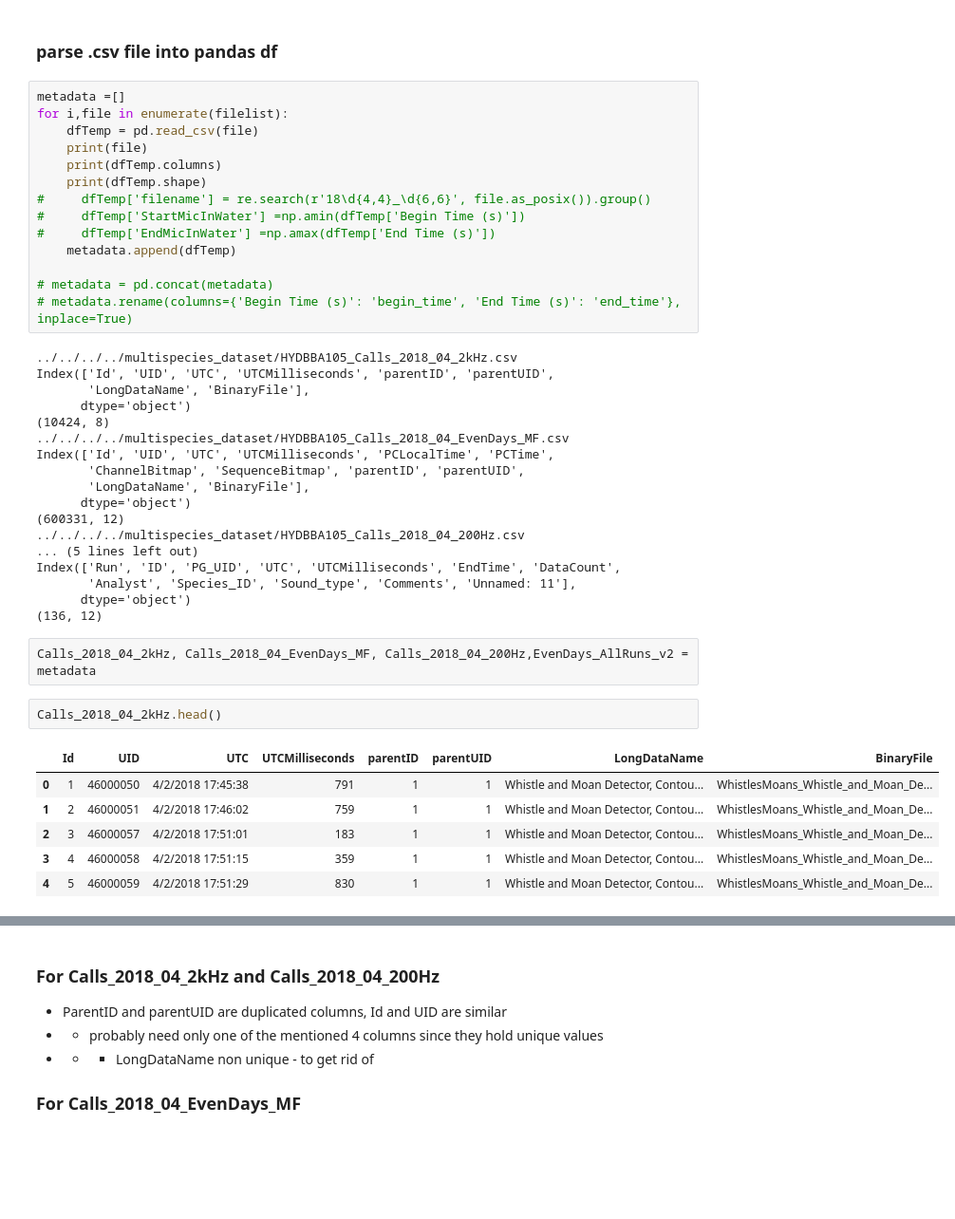
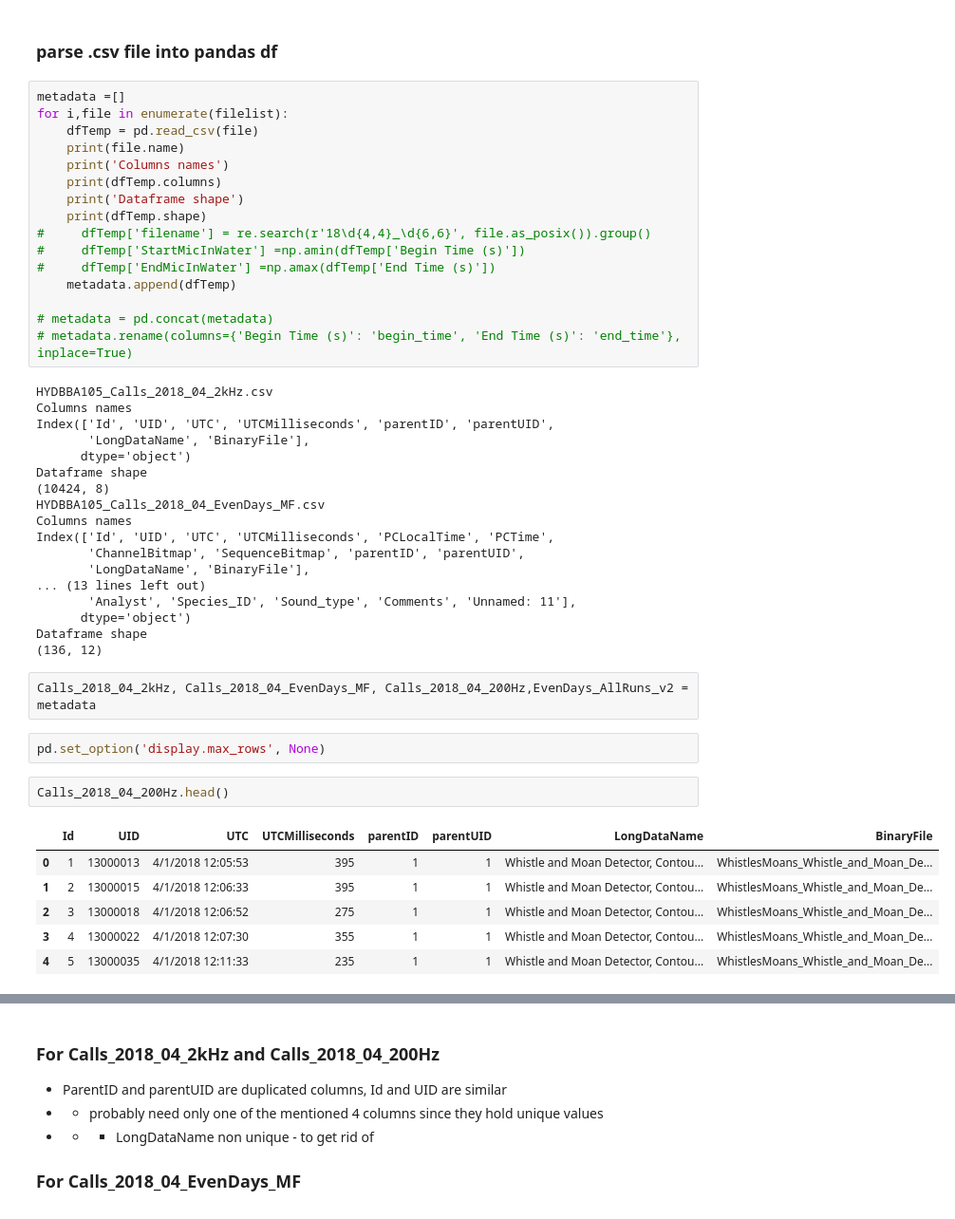
Before and after one commit to deep-voice/soundbay, a Jupyter notebook: datasets/multispecies_DS_EDA/Multispecies_DS_EDA.ipynb, the cells around one changed output, grey strips where cells are left out. Shown at 95% size. Cells and saved outputs as stored; diff of their text form; blank space fills up the shorter version.

```diff
--- a/datasets/multispecies_DS_EDA/Multispecies_DS_EDA.ipynb
+++ b/datasets/multispecies_DS_EDA/Multispecies_DS_EDA.ipynb
@@ -27,8 +27,10 @@ filelist
 metadata =[]
 for i,file in enumerate(filelist):
     dfTemp = pd.read_csv(file)
-    print(file)
+    print(file.name)
+    print('Columns names')
     print(dfTemp.columns)
+    print('Dataframe shape')
     print(dfTemp.shape)
 #     dfTemp['filename'] = re.search(r'18\d{4,4}_\d{6,6}', file.as_posix()).group()
 #     dfTemp['StartMicInWater'] =np.amin(dfTemp['Begin Time (s)'])
@@ -38,31 +40,33 @@ for i,file in enumerate(filelist):
 # metadata = pd.concat(metadata)
 # metadata.rename(columns={'Begin Time (s)': 'begin_time', 'End Time (s)': 'end_time'}, inplace=True)
 # %% [output]
-../../../../multispecies_dataset/HYDBBA105_Calls_2018_04_2kHz.csv
+HYDBBA105_Calls_2018_04_2kHz.csv
+Columns names
 Index(['Id', 'UID', 'UTC', 'UTCMilliseconds', 'parentID', 'parentUID',
        'LongDataName', 'BinaryFile'],
       dtype='object')
+Dataframe shape
 (10424, 8)
-../../../../multispecies_dataset/HYDBBA105_Calls_2018_04_EvenDays_MF.csv
+HYDBBA105_Calls_2018_04_EvenDays_MF.csv
+Columns names
 Index(['Id', 'UID', 'UTC', 'UTCMilliseconds', 'PCLocalTime', 'PCTime',
        'ChannelBitmap', 'SequenceBitmap', 'parentID', 'parentUID',
        'LongDataName', 'BinaryFile'],
-      dtype='object')
-(600331, 12)
-../../../../multispecies_dataset/HYDBBA105_Calls_2018_04_200Hz.csv
-... (5 lines left out)
-Index(['Run', 'ID', 'PG_UID', 'UTC', 'UTCMilliseconds', 'EndTime', 'DataCount',
+... (13 lines left out)
        'Analyst', 'Species_ID', 'Sound_type', 'Comments', 'Unnamed: 11'],
       dtype='object')
+Dataframe shape
 (136, 12)
 # %%
 Calls_2018_04_2kHz, Calls_2018_04_EvenDays_MF, Calls_2018_04_200Hz,EvenDays_AllRuns_v2 = metadata
+# %%
+pd.set_option('display.max_rows', None)
 # %%
-Calls_2018_04_2kHz.head()
+Calls_2018_04_200Hz.head()
 # %% [output]
 |  | Id | UID | UTC | UTCMilliseconds | parentID | parentUID | LongDataName | BinaryFile |
-| 0 | 1 | 46000050 | 4/2/2018 17:45:38 | 791 | 1 | 1 | Whistle and Moan Detector, Contou... | WhistlesMoans_Whistle_and_Moan_De... |
-| 1 | 2 | 46000051 | 4/2/2018 17:46:02 | 759 | 1 | 1 | Whistle and Moan Detector, Contou... | WhistlesMoans_Whistle_and_Moan_De... |
-| 2 | 3 | 46000057 | 4/2/2018 17:51:01 | 183 | 1 | 1 | Whistle and Moan Detector, Contou... | WhistlesMoans_Whistle_and_Moan_De... |
-| 3 | 4 | 46000058 | 4/2/2018 17:51:15 | 359 | 1 | 1 | Whistle and Moan Detector, Contou... | WhistlesMoans_Whistle_and_Moan_De... |
-| 4 | 5 | 46000059 | 4/2/2018 17:51:29 | 830 | 1 | 1 | Whistle and Moan Detector, Contou... | WhistlesMoans_Whistle_and_Moan_De... |
+| 0 | 1 | 13000013 | 4/1/2018 12:05:53 | 395 | 1 | 1 | Whistle and Moan Detector, Contou... | WhistlesMoans_Whistle_and_Moan_De... |
+| 1 | 2 | 13000015 | 4/1/2018 12:06:33 | 395 | 1 | 1 | Whistle and Moan Detector, Contou... | WhistlesMoans_Whistle_and_Moan_De... |
+| 2 | 3 | 13000018 | 4/1/2018 12:06:52 | 275 | 1 | 1 | Whistle and Moan Detector, Contou... | WhistlesMoans_Whistle_and_Moan_De... |
+| 3 | 4 | 13000022 | 4/1/2018 12:07:30 | 355 | 1 | 1 | Whistle and Moan Detector, Contou... | WhistlesMoans_Whistle_and_Moan_De... |
+| 4 | 5 | 13000035 | 4/1/2018 12:11:33 | 235 | 1 | 1 | Whistle and Moan Detector, Contou... | WhistlesMoans_Whistle_and_Moan_De... |
```
Also changed, not shown: parts of 9 cells of this notebook.
